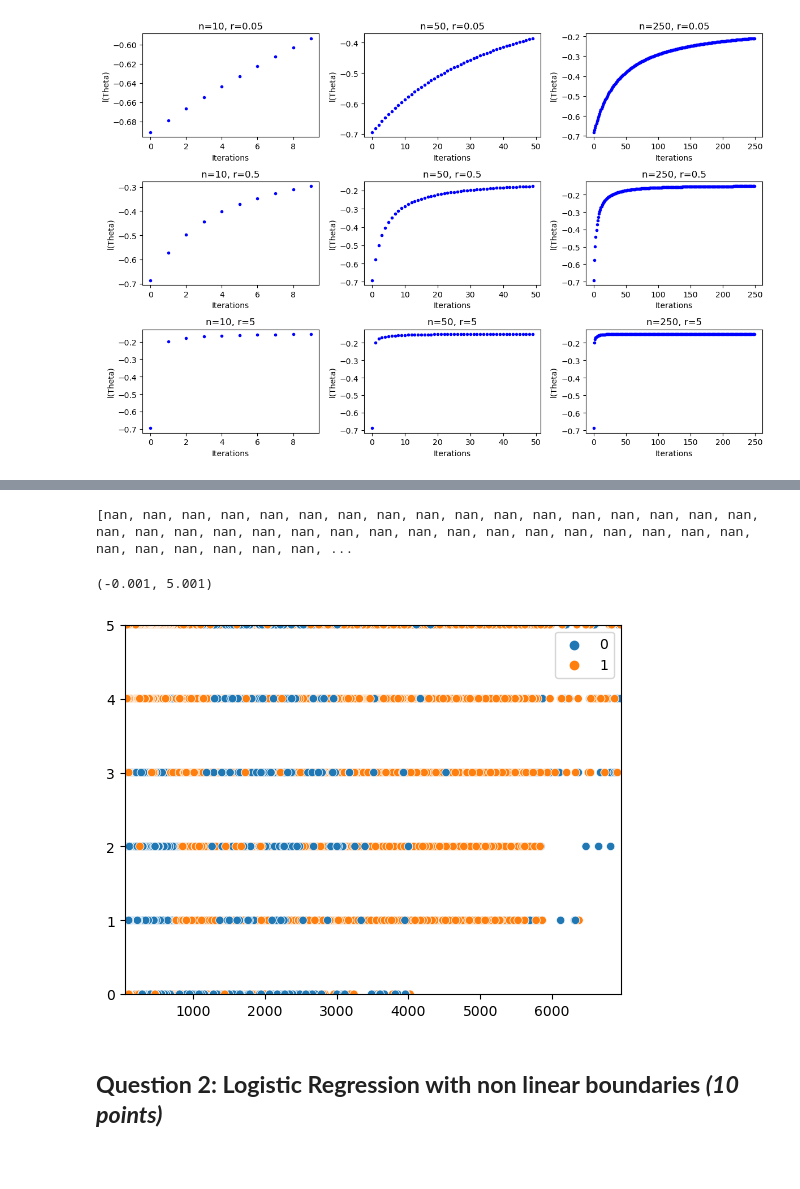
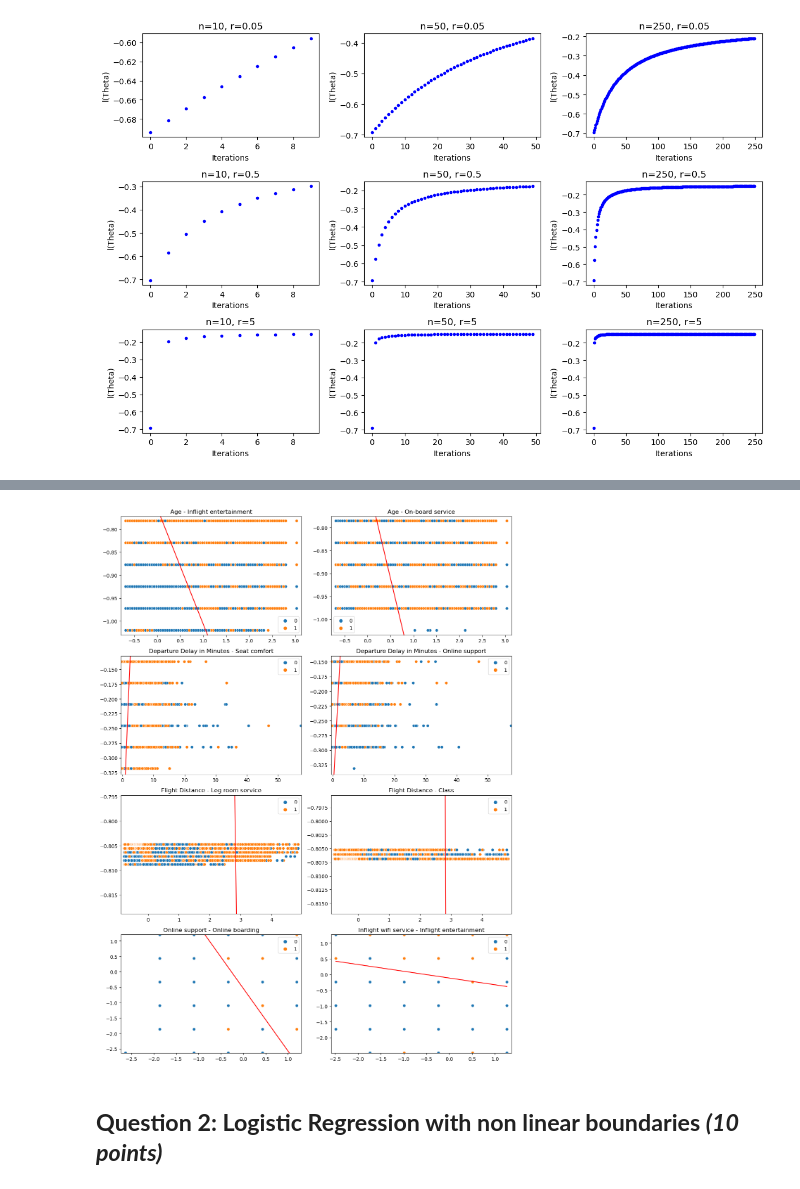
Before and after one commit to Ykanj/FDS-HW-2, a Jupyter notebook: HW2.ipynb, the cells around one changed output, grey strips where cells are left out. Saved outputs shown, nothing was run; the diff lists cells and outputs as text; code cells hidden in the pictures; blank space fills up the shorter version.

Commit message:
Report Q1 finished

```diff
--- a/HW2.ipynb
+++ b/HW2.ipynb
@@ -628,8 +628,8 @@ for i, r in enumerate(rates):
         y_range = -(theta_final[0] + theta_final[1] * x_range) / theta_final[2]
         _ = ax.plot(x_range, y_range, c="red")
 
-        ax.set_xlim(np.min(X_[:, 0]) - 0.1, np.max(X_[:, 0] + 0.1))
-        ax.set_ylim(np.min(X_[:, 1]) - 0.1, np.max(X_[:, 1] + 0.1))
+
+        ax.set_title(f'n={n}, r={r}')
 
 plt.tight_layout()
 plt.show()
@@ -647,24 +666,42 @@ plt.show()
 # %%
-# Report part 4
-df_small = df[["Flight Distance", "Leg room service", "satisfaction"]]
-X, y = (df_small.drop(["satisfaction"], axis=1).values, df_small["satisfaction"].values)
-x = np.hstack([np.ones((X.shape[0], 1)), X])
+# Report part 5
+df_small1 = df[["Age", "Inflight entertainment", "satisfaction"]]
+df_small2 = df[["Age", "On-board service", "satisfaction"]]
+df_small3 = df[["Departure Delay in Minutes", "Seat comfort", "satisfaction"]]
+df_small4 = df[["Departure Delay in Minutes", "Online support", "satisfaction"]]
+df_small5 = df[["Flight Distance", "Leg room service", "satisfaction"]]
+df_small6 = df[["Flight Distance", "Class", "satisfaction"]]
+df_small7 = df[["Online support", "Online boarding", "satisfaction"]]
+df_small8 = df[["Inflight wifi service", "Inflight entertainment", "satisfaction"]]
 
-theta0 = np.random.normal(0, 0.01, x.shape[1])
-theta_final, log_l_history = gradient_ascent(theta0, x, y, lr=0.5, num_steps=100)
-print(log_l_history)
-sns.scatterplot(x=X[:, 0], y=X[:, 1], hue=y)
+datasets = [df_small1, df_small2, df_small3, df_small4, df_small5, df_small6, df_small7, df_small8]
 
-x_range = np.array([np.min(X[:, 0]), np.max(X[:, 0])])
-y_range = -(theta_final[0] + theta_final[1] * x_range) / theta_final[2]
-plt.plot(x_range, y_range, c="red")
+fig, axes = plt.subplots(4, 2, figsize=(12, 16))
 
-plt.xlim(np.min(X[:, 0]) - 0.1, np.max(X[:, 0] + 0.1))
-plt.ylim(np.min(X[:, 1]) - 0.001, np.max(X[:, 1] + 0.001))
+for i, df_small in enumerate(datasets):
+    X, y = (df_small.drop(["satisfaction"], axis=1).values, df_small["satisfaction"].values)
+
+    X = (X - X.mean()) / X.std()
+
+    x = np.hstack([np.ones((X.shape[0], 1)), X])
+
+    theta0 = np.random.normal(0, 0.11, x.shape[1])
+
+    theta_final, log_l_history = gradient_ascent(theta0, x, y, lr=1, num_steps=150)
+
+    sns.scatterplot(x=X[:, 0], y=X[:, 1], hue=y, ax=axes[i//2, i%2])
+
+    x_range = np.array([np.min(X[:, 0]), np.max(X[:, 0])])
+    y_range = -(theta_final[0] + theta_final[1] * x_range) / theta_final[2]
+    axes[i//2, i%2].plot(x_range, y_range, c="red")
+    axes[i//2, i%2].set_xlim(np.min(X[:, 0]) - 0.1, np.max(X[:, 0] + 0.1))
+    axes[i//2, i%2].set_ylim(np.min(X[:, 1]) - 0.01, np.max(X[:, 1] + 0.01))
+    axes[i//2, i%2].set_title(f"{df_small.columns[0]} - {df_small.columns[1]}")
+
+plt.tight_layout()
+plt.show()
 # %% [output]
-[nan, nan, nan, nan, nan, nan, nan, nan, nan, nan, nan, nan, nan, nan, nan, nan, nan, nan, nan, nan, nan, nan, nan, nan, nan, nan, nan, nan, nan, nan, nan, nan, nan, nan, nan, nan, nan, nan, nan, nan, ...
-(-0.001, 5.001)
-[figure, old version]
+[figure, new version]
 # %% [markdown]
 ## **Question 2: Logistic Regression with non linear boundaries *(10 points)***
 # %% [markdown]
```
Also changed, not shown: parts of 6 cells of this notebook.
